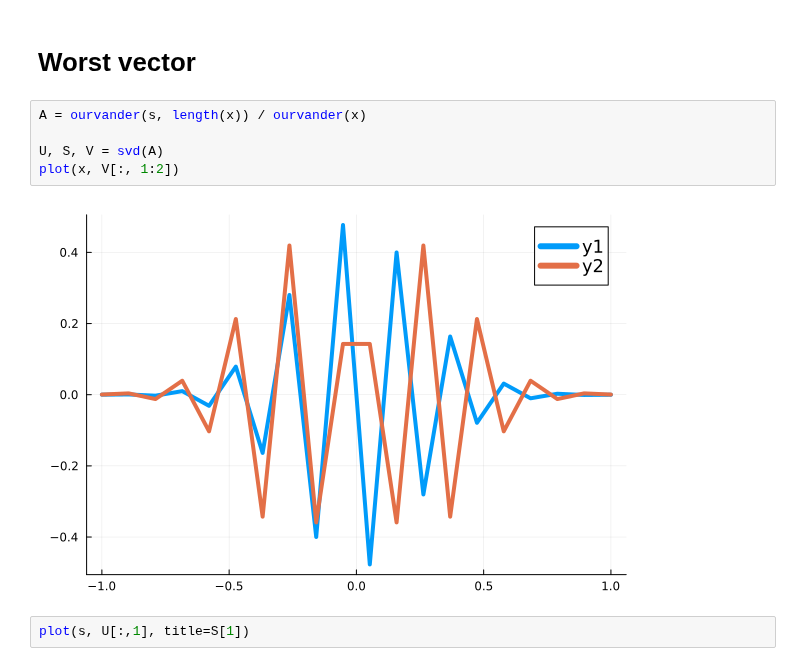
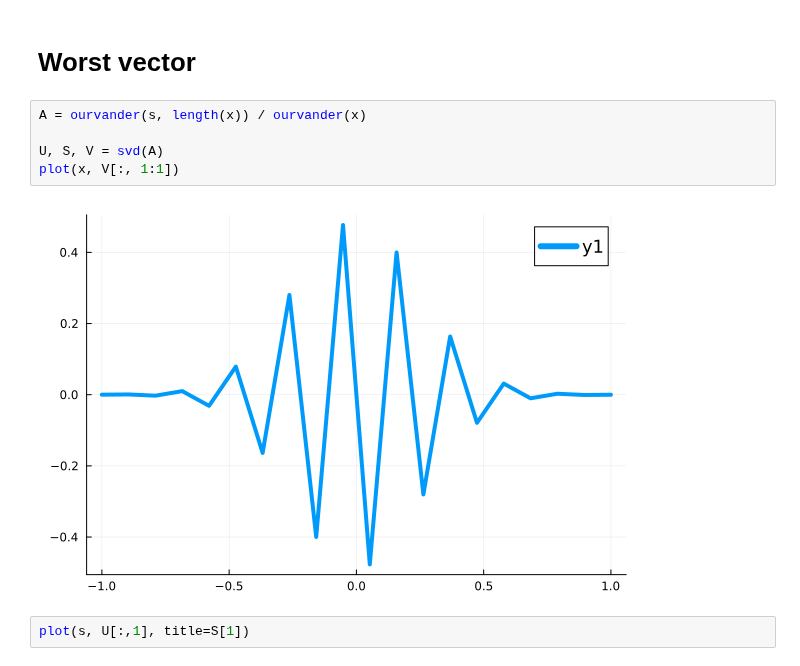
Before and after one commit to cu-numcomp/fall26, a Jupyter notebook: slides/2026-10-09-interpolation2.ipynb, the cells around one changed output. Cells and saved outputs as stored; diff of their text form.

```diff
--- a/slides/2026-10-09-interpolation2.ipynb
+++ b/slides/2026-10-09-interpolation2.ipynb
@@ -127,10 +128,10 @@ cond(ourvander(x))
 # %%
 A = ourvander(s, length(x)) / ourvander(x)
 
 U, S, V = svd(A)
-plot(x, V[:, 1:2])
+plot(x, V[:, 1:1])
 # %% [output]
-[figure, old version]
+[figure, new version]
 # %%
 plot(s, U[:,1], title=S[1])
 # %% [output]
```
Also changed, not shown: parts of 3 cells of this notebook, 3 other files.
